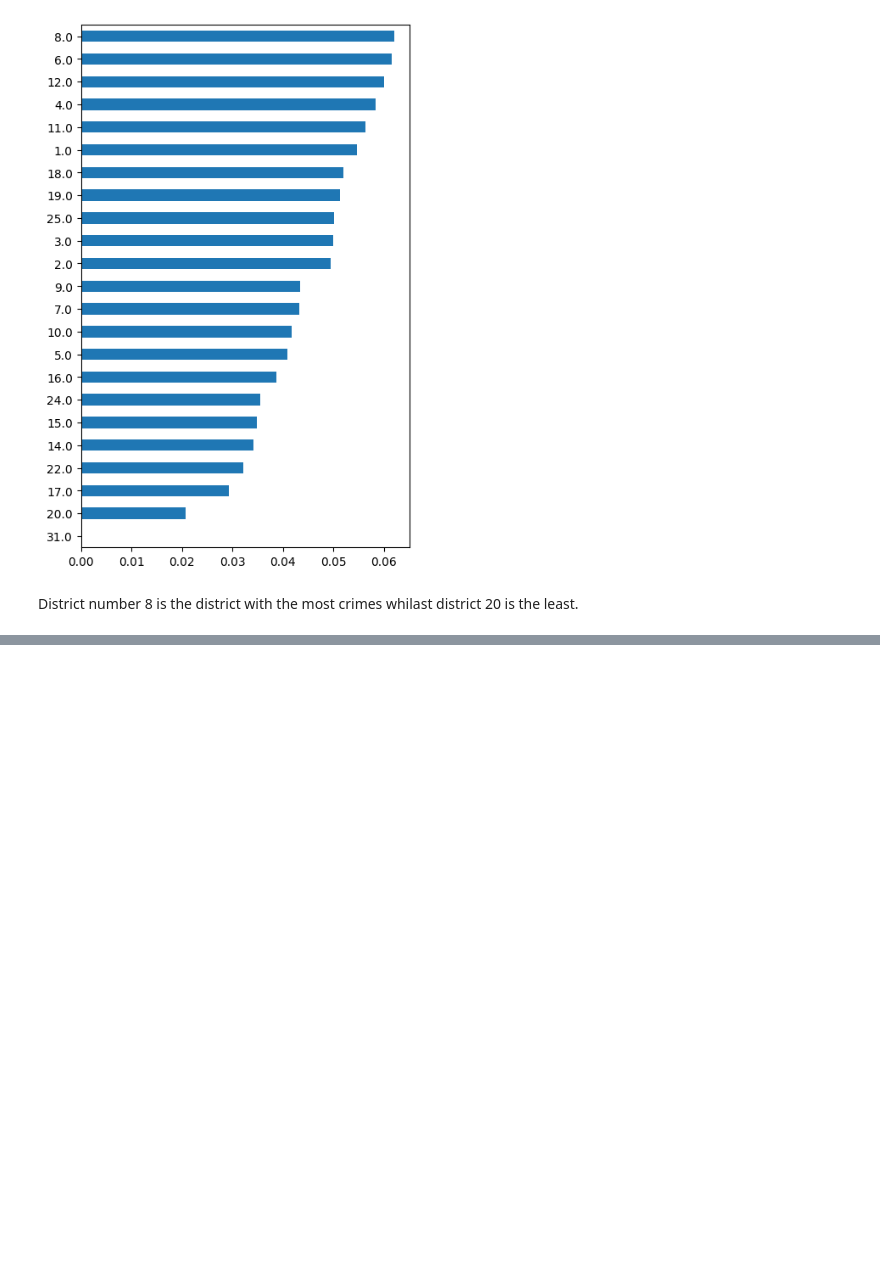
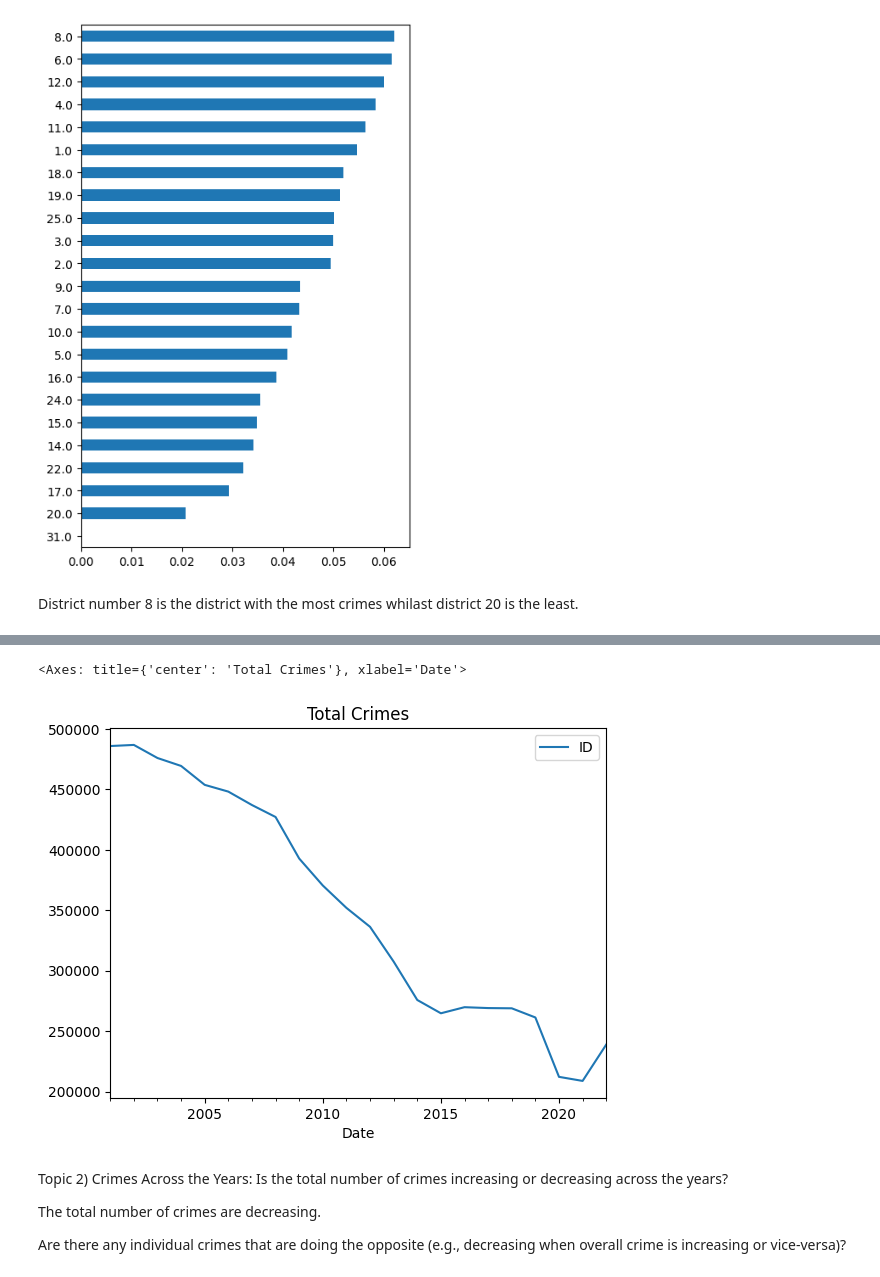
Before and after one commit to mahmoudarekat/ChicagoCrime, a Jupyter notebook: ChicagoCrime.ipynb, the cells around one changed output, grey strips where cells are left out. Saved outputs shown, nothing was run; the diff lists cells and outputs as text; code cells hidden in the pictures; blank space fills up the shorter version.

```diff
--- a/ChicagoCrime.ipynb
+++ b/ChicagoCrime.ipynb
@@ -115,0 +112,12 @@ crimes_df.head()
+# %%
+ts.groupby('Date').sum().plot(title='Total Crimes')
+# %% [output]
+<Axes: title={'center': 'Total Crimes'}, xlabel='Date'>
+[figure, added]
+# %% [markdown]
+Topic 2) Crimes Across the Years:
+Is the total number of crimes increasing or decreasing across the years?
+
+The total number of crimes are decreasing.
+
+Are there any individual crimes that are doing the opposite (e.g., decreasing when overall crime is increasing or vice-versa)?
```
Also changed, not shown: parts of 16 cells of this notebook.
